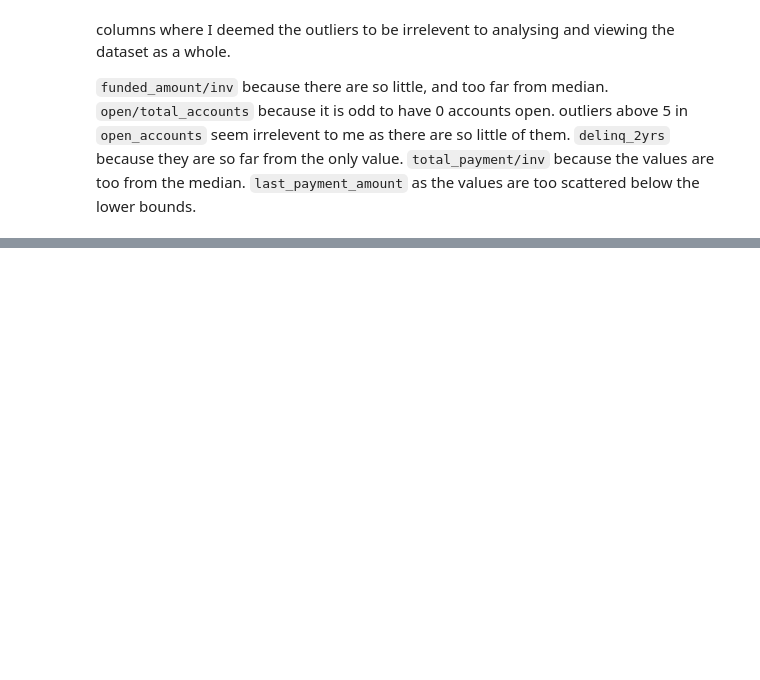
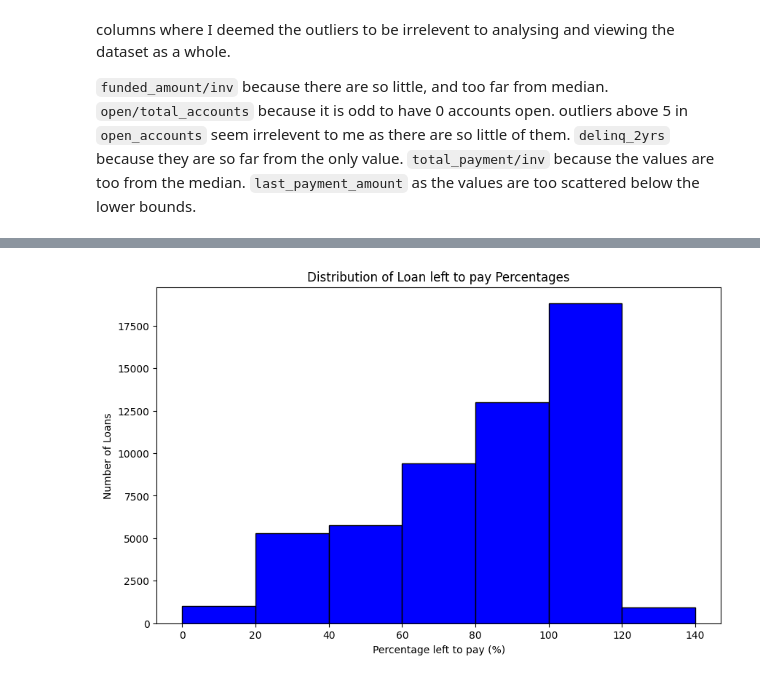
Before and after one commit to AdjunxLynx/exploratory-data-analysis---customer-loans-in-finance, a Jupyter notebook: Analysis.ipynb, the cells around one changed output, grey strips where cells are left out. Drawn from its saved outputs; the diff is of its cells as text; code cells hidden in the pictures; blank space fills up the shorter version.

```diff
--- a/Analysis.ipynb
+++ b/Analysis.ipynb
@@ -172,0 +178,4 @@ insights.visualise_repayments(insight_dataframe)
+# %%
+plotter.plot_loan_to_pay(loans_percentage_to_pay)
+# %% [output]
+[figure, added]
```
Also changed, not shown: parts of 19 cells of this notebook, 2 other files.
